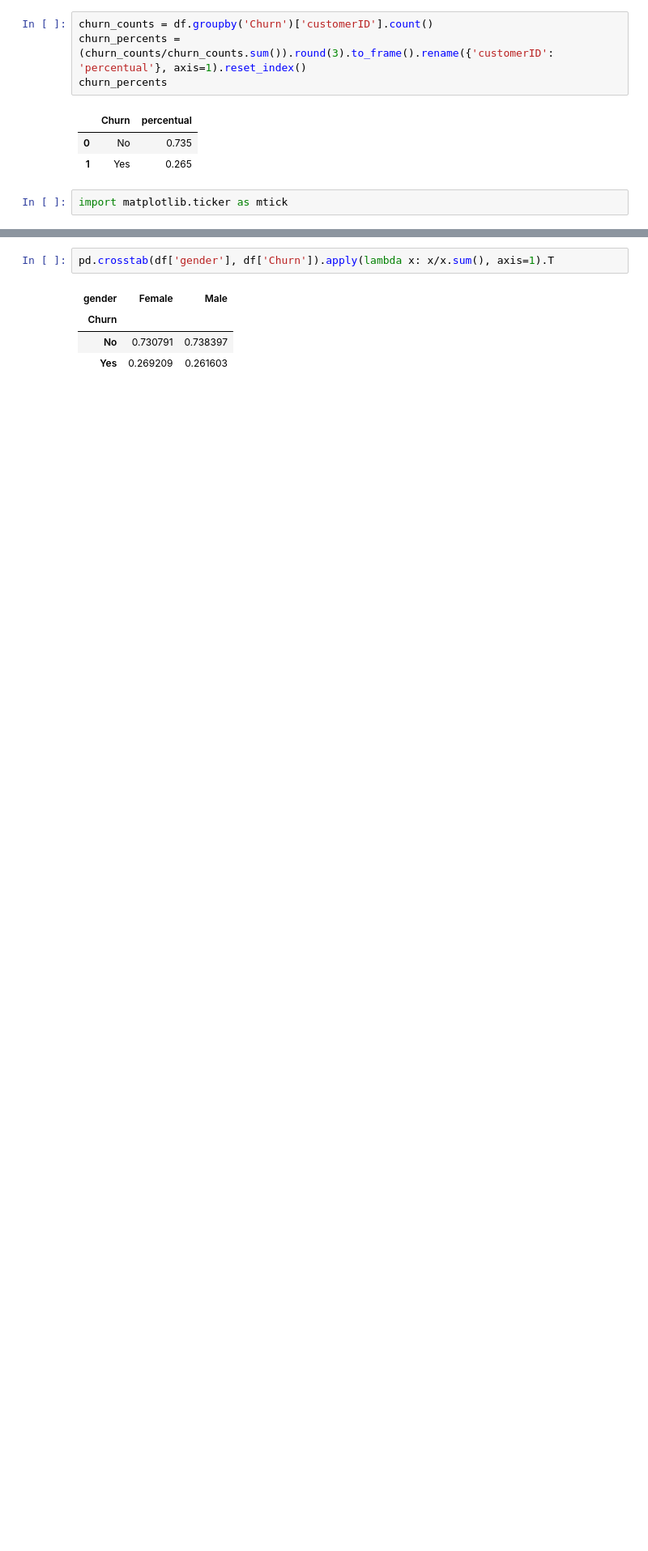
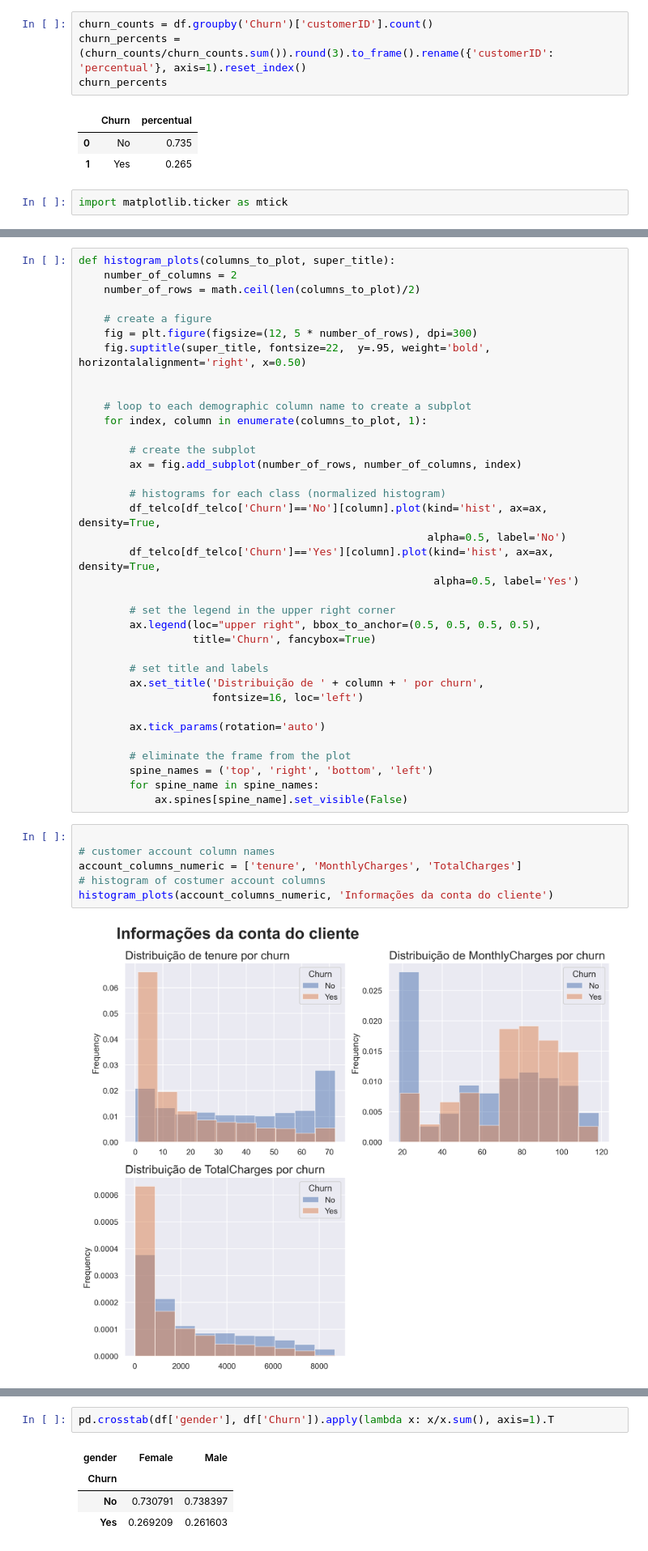
Before and after one commit to olucaslopes/customer-churn-analysis, a Jupyter notebook: EDA.ipynb, the cells around one changed output, grey strips where cells are left out. Shown at 81% size. Drawn from its saved outputs; the diff is of its cells as text; blank space fills up the shorter version.

```diff
--- a/EDA.ipynb
+++ b/EDA.ipynb
@@ -185,0 +250,44 @@ AttributeError: 'numpy.ndarray' object has no attribute 'set_title'
+# %%
+def histogram_plots(columns_to_plot, super_title):
+    number_of_columns = 2
+    number_of_rows = math.ceil(len(columns_to_plot)/2)
+
+    # create a figure
+    fig = plt.figure(figsize=(12, 5 * number_of_rows), dpi=300)
+    fig.suptitle(super_title, fontsize=22,  y=.95, weight='bold', horizontalalignment='right', x=0.50)
+
+
+    # loop to each demographic column name to create a subplot
+    for index, column in enumerate(columns_to_plot, 1):
+
+        # create the subplot
+        ax = fig.add_subplot(number_of_rows, number_of_columns, index)
+
+        # histograms for each class (normalized histogram)
+        df_telco[df_telco['Churn']=='No'][column].plot(kind='hist', ax=ax, density=True,
+                                                       alpha=0.5, label='No')
+        df_telco[df_telco['Churn']=='Yes'][column].plot(kind='hist', ax=ax, density=True,
+                                                        alpha=0.5, label='Yes')
+
+        # set the legend in the upper right corner
+        ax.legend(loc="upper right", bbox_to_anchor=(0.5, 0.5, 0.5, 0.5),
+                  title='Churn', fancybox=True)
+
+        # set title and labels
+        ax.set_title('Distribuição de ' + column + ' por churn',
+                     fontsize=16, loc='left')
+
+        ax.tick_params(rotation='auto')
+
+        # eliminate the frame from the plot
+        spine_names = ('top', 'right', 'bottom', 'left')
+        for spine_name in spine_names:
+            ax.spines[spine_name].set_visible(False)
+# %%
+
+# customer account column names
+account_columns_numeric = ['tenure', 'MonthlyCharges', 'TotalCharges']
+# histogram of costumer account columns
+histogram_plots(account_columns_numeric, 'Informações da conta do cliente')
+# %% [output]
+[figure, added]
```
Also changed, not shown: parts of 12 cells of this notebook.
